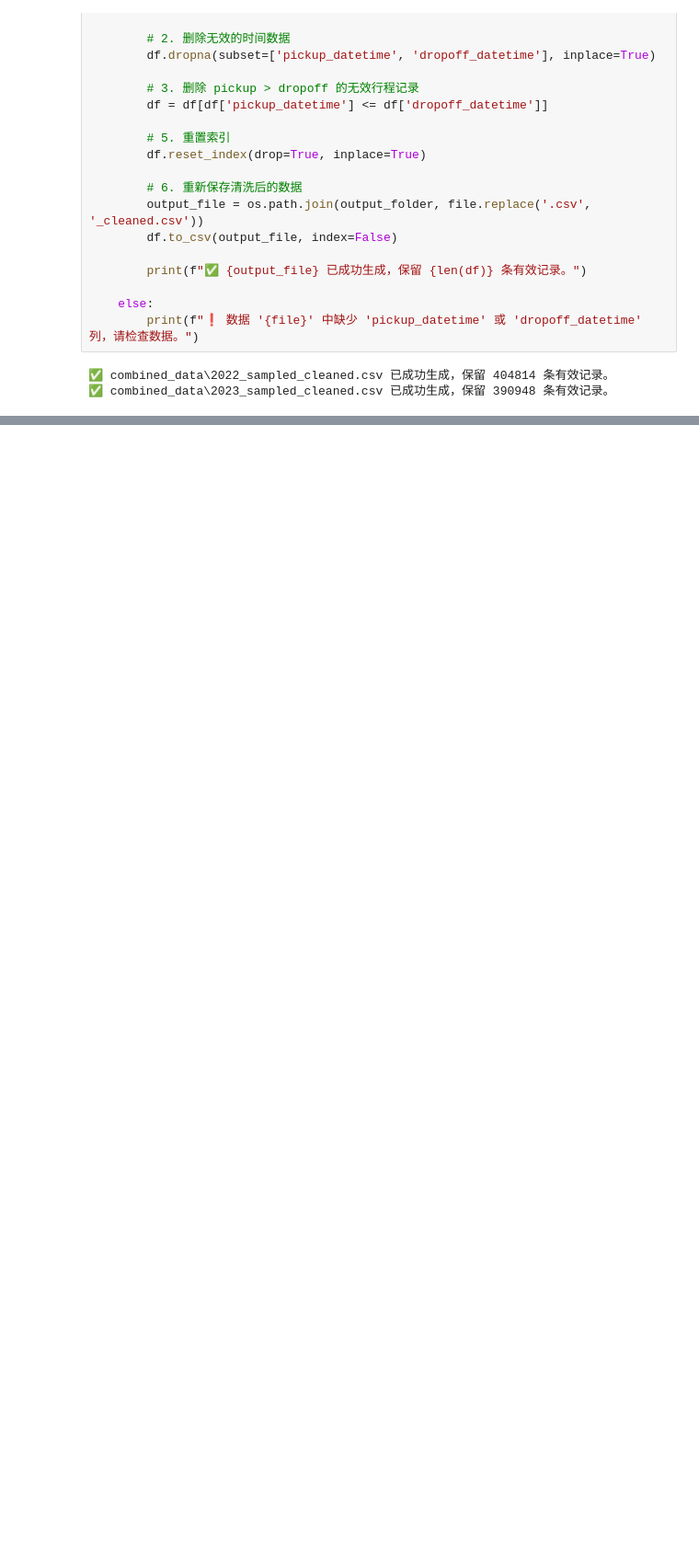
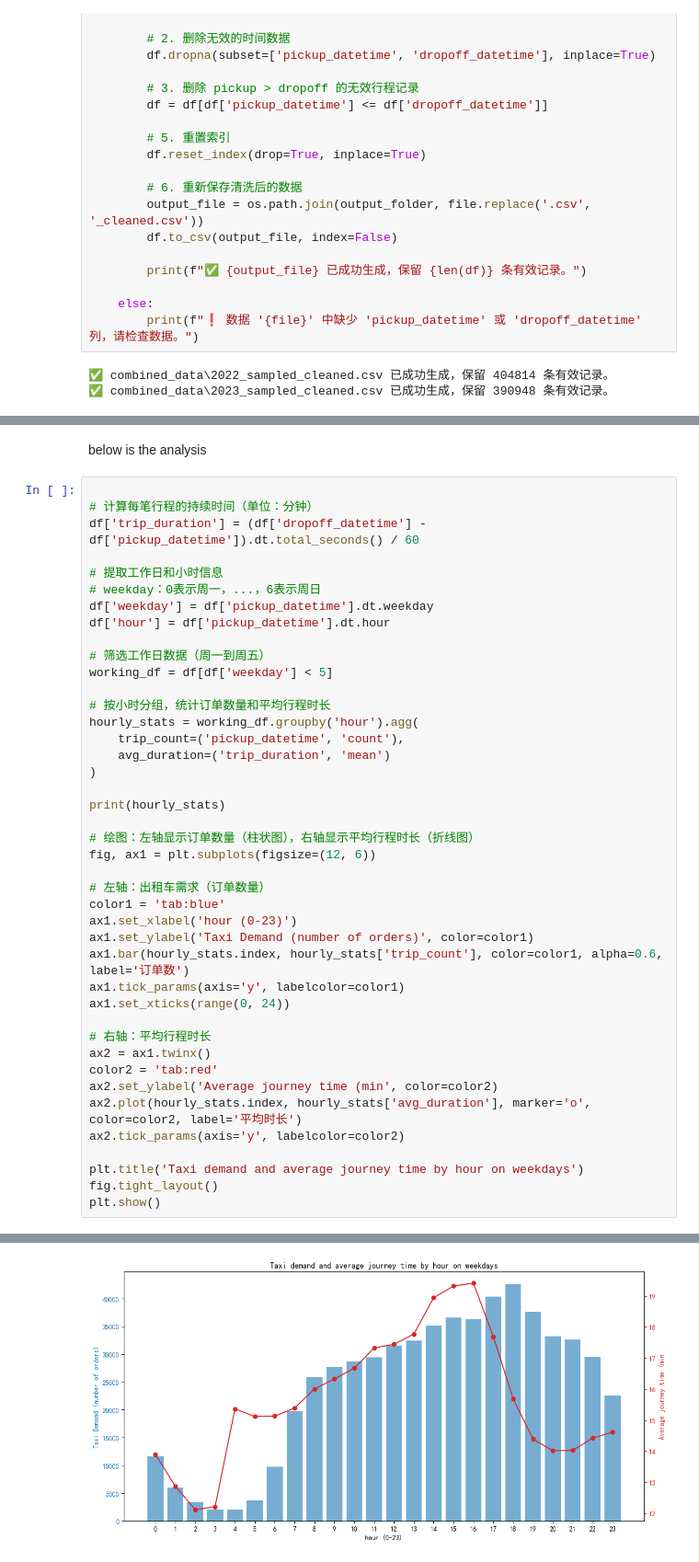
Before and after one commit to Etern11ty/Cisc372-351-G9, a Jupyter notebook: rq1/rq1.ipynb, the cells around one changed output, grey strips where cells are left out. Shown: that part at 92% size. Saved outputs shown, nothing was run; the diff lists cells and outputs as text; blank space fills up the shorter version.

Commit message:
zone analysis

```diff
--- a/rq1/rq1.ipynb
+++ b/rq1/rq1.ipynb
@@ -406,0 +450,45 @@ for file in sampled_files:
+# %% [markdown]
+below is the analysis
+# %%
+
+# 计算每笔行程的持续时间（单位：分钟）
+df['trip_duration'] = (df['dropoff_datetime'] - df['pickup_datetime']).dt.total_seconds() / 60
+
+# 提取工作日和小时信息
+# weekday：0表示周一，...，6表示周日
+df['weekday'] = df['pickup_datetime'].dt.weekday
+df['hour'] = df['pickup_datetime'].dt.hour
+
+# 筛选工作日数据（周一到周五）
+working_df = df[df['weekday'] < 5]
+
+# 按小时分组，统计订单数量和平均行程时长
+hourly_stats = working_df.groupby('hour').agg(
+    trip_count=('pickup_datetime', 'count'),
+    avg_duration=('trip_duration', 'mean')
+)
+
+print(hourly_stats)
+
+# 绘图：左轴显示订单数量（柱状图），右轴显示平均行程时长（折线图）
+fig, ax1 = plt.subplots(figsize=(12, 6))
+
+# 左轴：出租车需求（订单数量）
+color1 = 'tab:blue'
+ax1.set_xlabel('hour (0-23)')
+ax1.set_ylabel('Taxi Demand (number of orders)', color=color1)
+ax1.bar(hourly_stats.index, hourly_stats['trip_count'], color=color1, alpha=0.6, label='订单数')
+ax1.tick_params(axis='y', labelcolor=color1)
+ax1.set_xticks(range(0, 24))
+
+# 右轴：平均行程时长
+ax2 = ax1.twinx()
+color2 = 'tab:red'
+ax2.set_ylabel('Average journey time (min', color=color2)
+ax2.plot(hourly_stats.index, hourly_stats['avg_duration'], marker='o', color=color2, label='平均时长')
+ax2.tick_params(axis='y', labelcolor=color2)
+
+plt.title('Taxi demand and average journey time by hour on weekdays')
+fig.tight_layout()
+plt.show()
+# %% [output]
@@ -406,0 +512 @@ for file in sampled_files:
+[figure, added]
```
Also changed, not shown: parts of 7 cells of this notebook, 1 other file.
